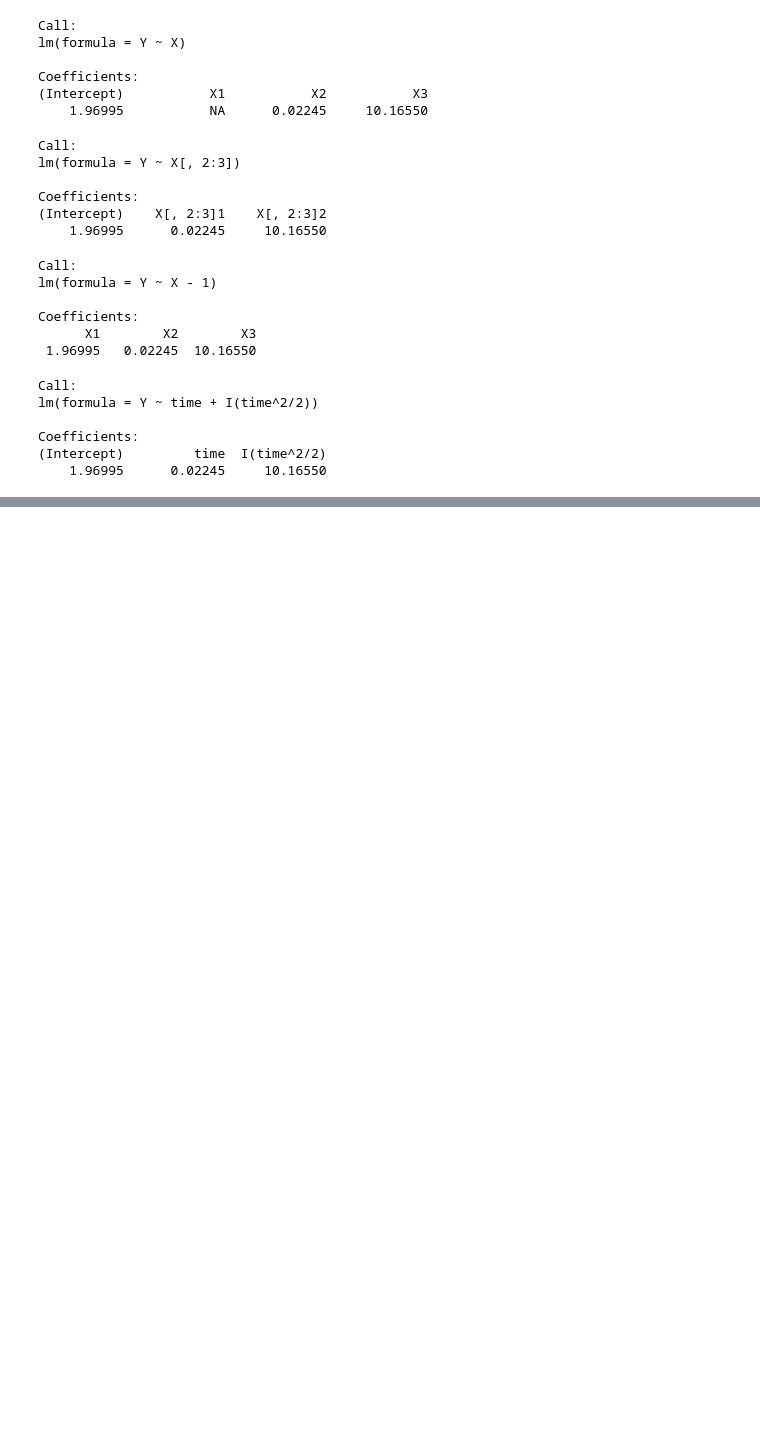
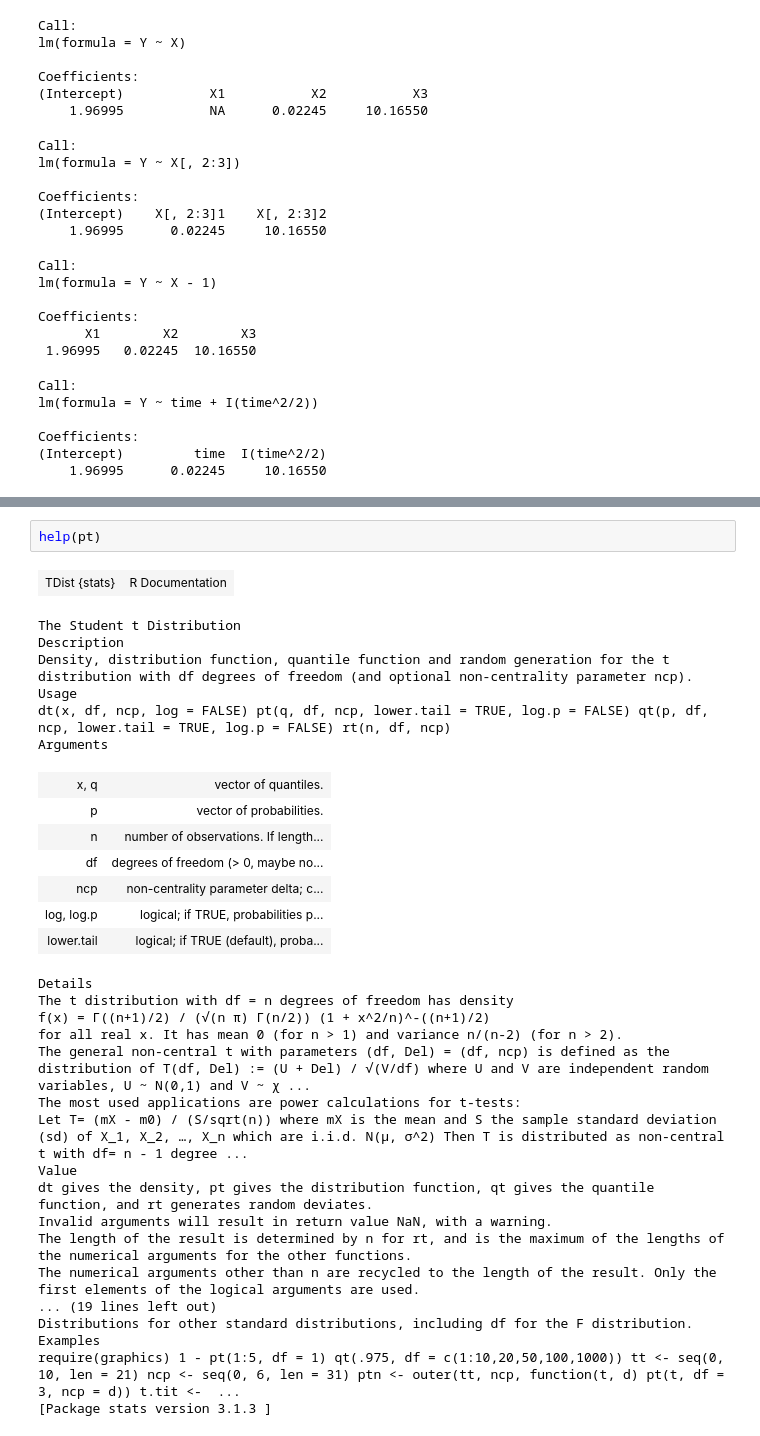
Before and after one commit to pbstark/Padova15, a Jupyter notebook: regress.ipynb, the cells around one changed output, grey strips where cells are left out. Saved outputs shown, nothing was run; the diff lists cells and outputs as text; blank space fills up the shorter version.

```diff
--- a/regress.ipynb
+++ b/regress.ipynb
@@ -544,0 +693,34 @@ Coefficients:
+# %%
+help(pt)
+# %% [output]
+| TDist {stats} | R Documentation |
+The Student t Distribution
+Description
+Density, distribution function, quantile function and random generation for the t distribution with df degrees of freedom (and optional non-centrality parameter ncp).
+Usage
+dt(x, df, ncp, log = FALSE) pt(q, df, ncp, lower.tail = TRUE, log.p = FALSE) qt(p, df, ncp, lower.tail = TRUE, log.p = FALSE) rt(n, df, ncp)
+Arguments
+| x, q | vector of quantiles. |
+| p | vector of probabilities. |
+| n | number of observations. If length... |
+| df | degrees of freedom (> 0, maybe no... |
+| ncp | non-centrality parameter delta; c... |
+| log, log.p | logical; if TRUE, probabilities p... |
+| lower.tail | logical; if TRUE (default), proba... |
+Details
+The t distribution with df = n degrees of freedom has density
+f(x) = Γ((n+1)/2) / (√(n π) Γ(n/2)) (1 + x^2/n)^-((n+1)/2)
+for all real x. It has mean 0 (for n > 1) and variance n/(n-2) (for n > 2).
+The general non-central t with parameters (df, Del) = (df, ncp) is defined as the distribution of T(df, Del) := (U + Del) / √(V/df) where U and V are independent random variables, U ~ N(0,1) and V ~ χ ...
+The most used applications are power calculations for t-tests:
+Let T= (mX - m0) / (S/sqrt(n)) where mX is the mean and S the sample standard deviation (sd) of X_1, X_2, …, X_n which are i.i.d. N(μ, σ^2) Then T is distributed as non-central t with df= n - 1 degree ...
+Value
+dt gives the density, pt gives the distribution function, qt gives the quantile function, and rt generates random deviates.
+Invalid arguments will result in return value NaN, with a warning.
+The length of the result is determined by n for rt, and is the maximum of the lengths of the numerical arguments for the other functions.
+The numerical arguments other than n are recycled to the length of the result. Only the first elements of the logical arguments are used.
+... (19 lines left out)
+Distributions for other standard distributions, including df for the F distribution.
+Examples
+require(graphics) 1 - pt(1:5, df = 1) qt(.975, df = c(1:10,20,50,100,1000)) tt <- seq(0, 10, len = 21) ncp <- seq(0, 6, len = 31) ptn <- outer(tt, ncp, function(t, d) pt(t, df = 3, ncp = d)) t.tit <-  ...
+[Package stats version 3.1.3 ]
```
Also changed, not shown: parts of 13 cells of this notebook.
